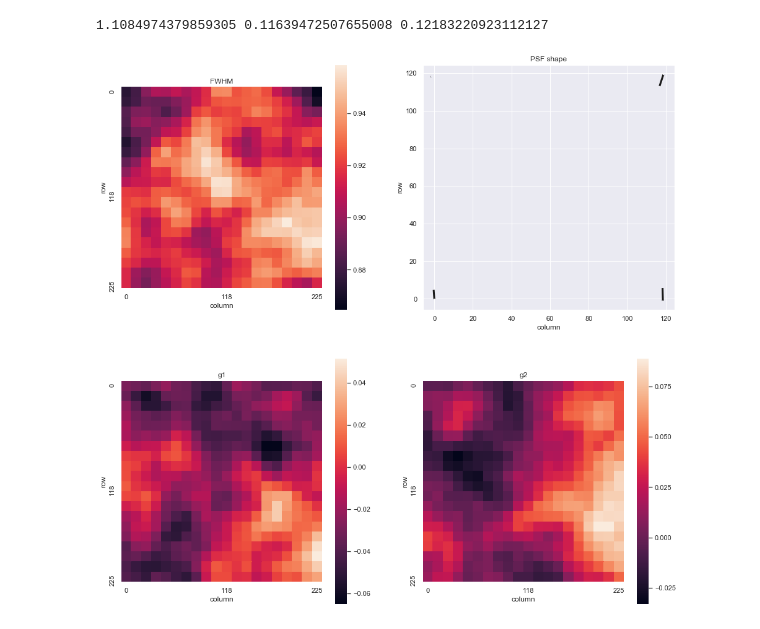
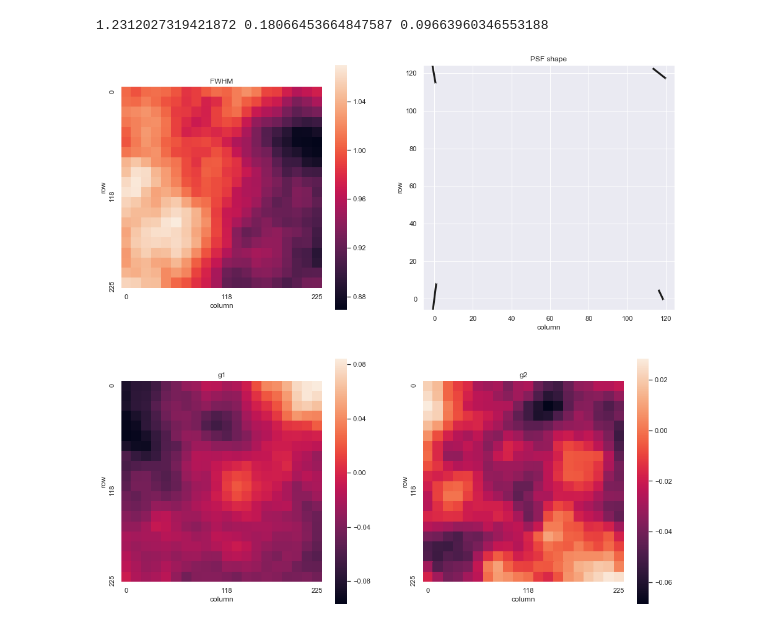
Before and after one commit to beckermr/metadetect-sims, a Jupyter notebook: plots_and_notebooks/plot_ps_psf.ipynb, the cells around one changed output. Drawn from its saved outputs; the diff is of its cells as text; code cells hidden in the pictures.

```diff
--- a/plots_and_notebooks/plot_ps_psf.ipynb
+++ b/plots_and_notebooks/plot_ps_psf.ipynb
@@ -61,7 +61,7 @@ psfs = [
     for i in range(30)]
 # %%
 n = 20
-func = lambda x,y: psfs[0].getPSF(galsim.PositionD(x=x, y=y))
+func = lambda x,y: psfs[2].getPSF(galsim.PositionD(x=x, y=y))
 
 fwhm, g1, g2 = _get_psf_variation(func, n=n)
 
@@ -77,5 +77,5 @@ print(fwhm.max()/fwhm.min(), g1.max() - g1.min(), g2.max() - g2.min())
-1.1084974379859305 0.11639472507655008 0.12183220923112127
+1.2312027319421872 0.18066453664847587 0.09663960346553188
-[figure, old version]
+[figure, new version]
 # %%
 func = lambda x,y: psfs[1].getPSF(galsim.PositionD(x=x, y=y))
 
```
Also changed, not shown: parts of 1 cell of this notebook, 1 other file.
